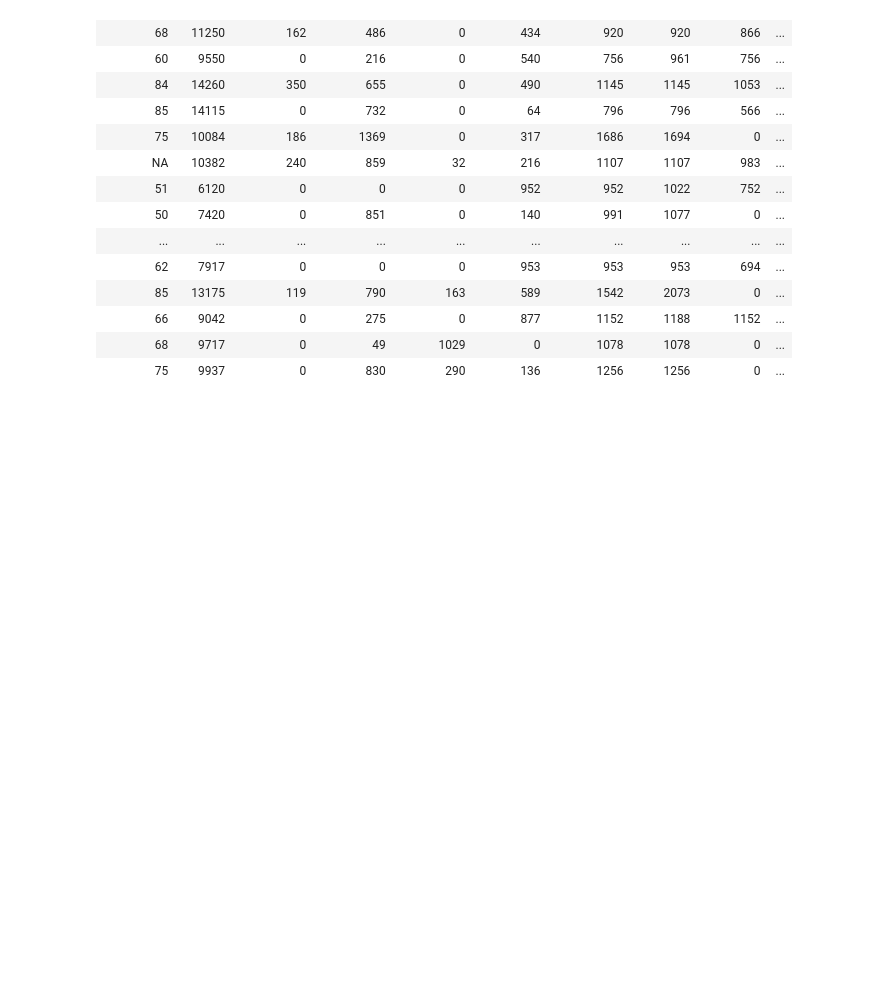
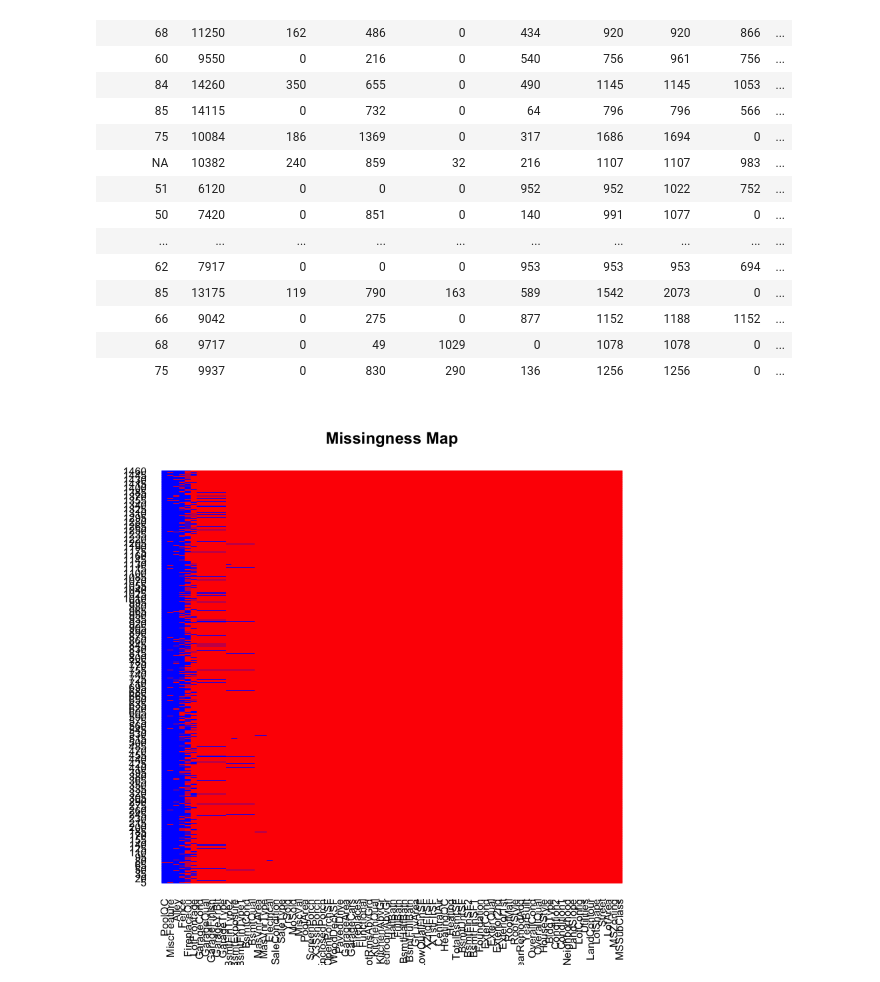
Before and after one commit to sravangereddy/DataScience_, a Jupyter notebook: House Prices/housePrices.ipynb, the cells around one changed output. Drawn from its saved outputs; the diff is of its cells as text; code cells hidden in the pictures; blank space fills up the shorter version.

```diff
--- a/House Prices/housePrices.ipynb
+++ b/House Prices/housePrices.ipynb
@@ -163,3 +176,7 @@ reqd.train.file[,integerVar]
 | 66 | 9042 | 0 | 275 | 0 | 877 | 1152 | 1188 | 1152 | ... |
 | 68 | 9717 | 0 | 49 | 1029 | 0 | 1078 | 1078 | 0 | ... |
 | 75 | 9937 | 0 | 830 | 290 | 136 | 1256 | 1256 | 0 | ... |
+# %%
+missmap(reqd.train.file,col=c("blue","red"), legend = F)
+# %% [output]
+[figure, added]
```
Also changed, not shown: parts of 3 cells of this notebook, 1 other file.
